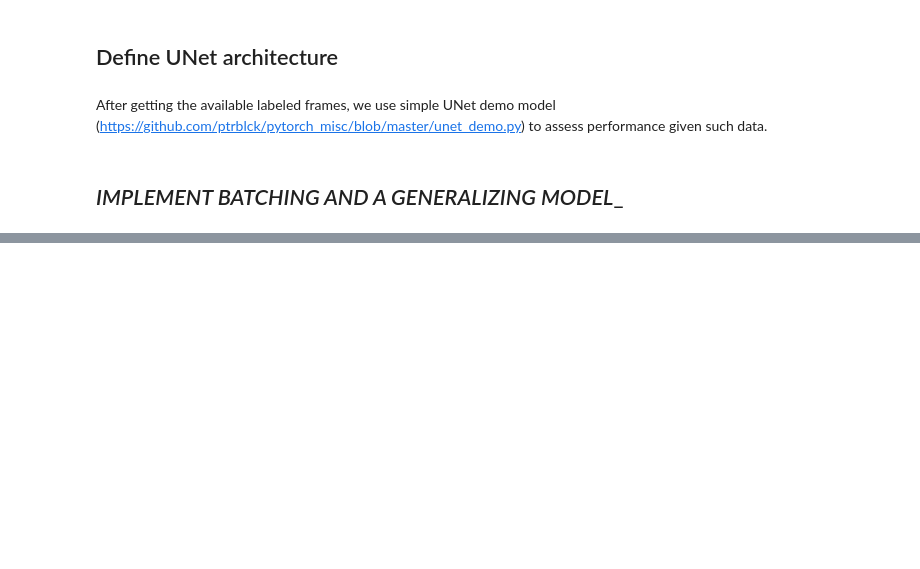
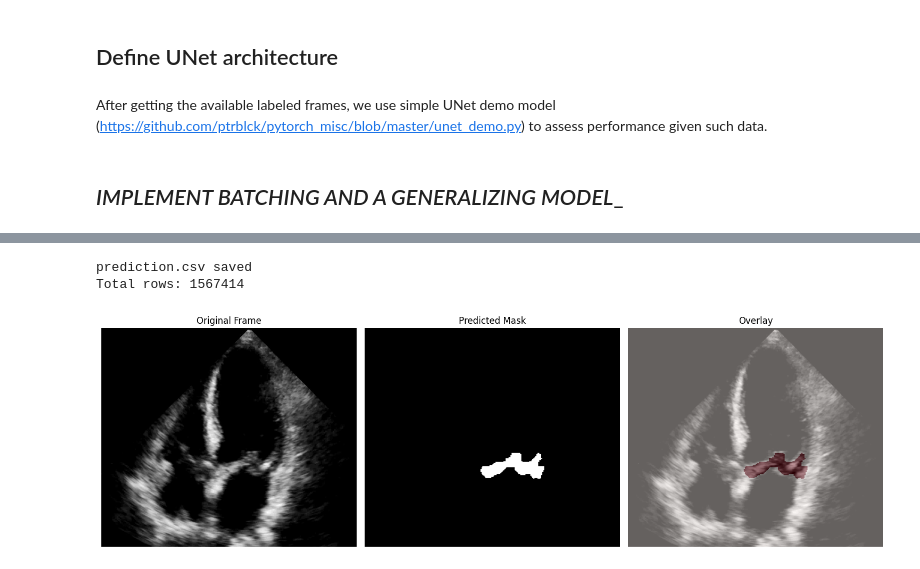
Before and after one commit to lambione/ETH-KAGGLE-COMPETITIONS-AML, a Jupyter notebook: PROJECT_2/unet_training.ipynb, the cells around one changed output, grey strips where cells are left out. Drawn from its saved outputs; the diff is of its cells as text; code cells hidden in the pictures; blank space fills up the shorter version.

```diff
--- a/PROJECT_2/unet_training.ipynb
+++ b/PROJECT_2/unet_training.ipynb
@@ -440,0 +718,5 @@ plt.show()
+# %%
+test_data = load_zipped_pickle("test.pkl")
+# %%
+model = torch.load('unet_16.pt', weights_only=False)
+model.eval()
@@ -440,0 +947,60 @@ plt.show()
+# %%
+df = pd.DataFrame({
+    "id": ids,
+    "value": [str(v) for v in values]
+})
+
+df.to_csv("prediction_unet_16_th015.csv", index=False)
+
+print("prediction.csv saved")
+print("Total rows:", len(df))
+# %% [output]
+prediction.csv saved
+Total rows: 1567414
+# %%
+import matplotlib.pyplot as plt
+
+sample = test_data[10]
+video = sample["video"]  # (H, W, T)
+t = 2
+
+frame = torch.tensor(video[:, :, t]).float()
+
+frame_padded, meta = resize_and_pad(frame, TARGET_SIZE)
+frame_padded = (frame_padded - frame_padded.mean()) / (frame_padded.std() + 1e-6)
+frame_padded = frame_padded.cuda()
+
+with torch.no_grad():
+    logits = model(frame_padded.unsqueeze(0).unsqueeze(0))
+    probs = torch.sigmoid(logits).squeeze()
+    binary = (probs > THRESHOLD).float()
+    eroded = erode_mask(binary,kernel_size=3,iterations=1)
+
+restored = unpad_and_restore(eroded, meta)
+mask = (restored > 0.5).cpu().numpy()
+
+frame_np = frame.cpu().numpy()
+
+fig, axes = plt.subplots(1, 3, figsize=(15, 5))
+
+axes[0].imshow(frame_np, cmap="gray")
+axes[0].set_title("Original Frame")
+axes[0].axis("off")
+
+axes[1].imshow(mask, cmap="gray")
+axes[1].set_title("Predicted Mask")
+axes[1].axis("off")
+
+axes[2].imshow(frame_np, cmap="gray")
+axes[2].imshow(mask, cmap="Reds", alpha=0.4)
+axes[2].set_title("Overlay")
+axes[2].axis("off")
+
+# axes[3].imshow(binary, cmap="gray")
+# axes[3].set_title("BInary")
+# axes[3].axis("off")
+
+plt.tight_layout()
+plt.show()
+# %% [output]
+[figure, added]
```
Also changed, not shown: parts of 27 cells of this notebook.
